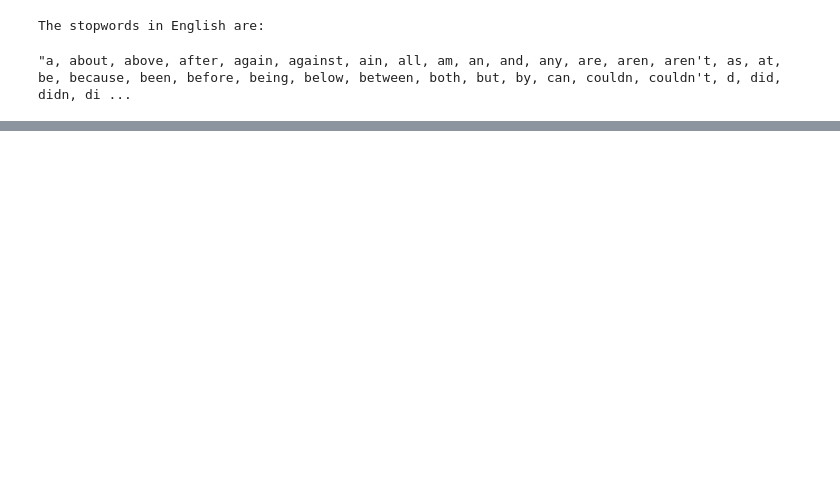
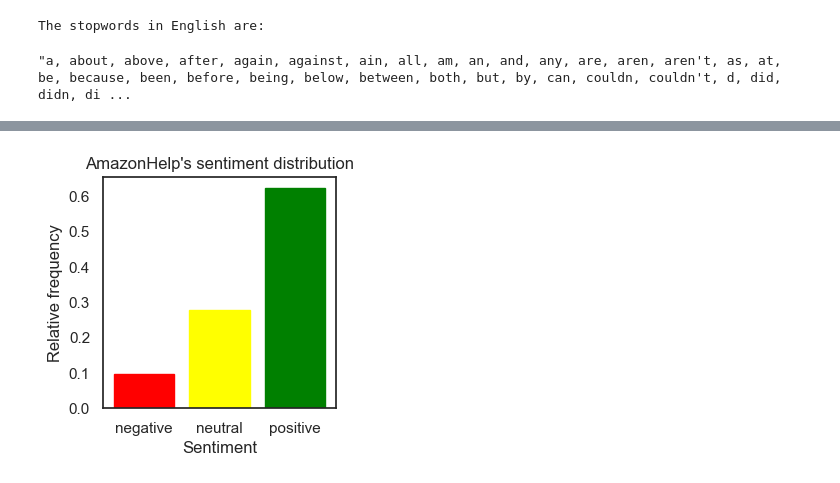
Before and after one commit to Najiyya123/twitter-sentiment-analysis-nlp, a Jupyter notebook: sentiment analysis.ipynb, the cells around one changed output, grey strips where cells are left out. Drawn from its saved outputs; the diff is of its cells as text; code cells hidden in the pictures; blank space fills up the shorter version.

```diff
--- a/sentiment analysis.ipynb
+++ b/sentiment analysis.ipynb
@@ -224,0 +533,23 @@ The stopwords in English are:
+# %%
+amazonhelp = df[df['author_id'].str.contains('Amazon')]
+data = amazonhelp['sentiment']
+
+# Calculate relative frequencies
+relative_frequencies = data.value_counts(normalize=True)
+
+# Plotting the histogram
+plt.rcParams["figure.figsize"] = [3,3]
+amazon_bar = plt.bar(relative_frequencies.index, relative_frequencies, width=0.8)
+
+# clean up the plot, add a title, color the bars, ...
+plt.title('AmazonHelp\'s sentiment distribution')
+plt.xlabel('Sentiment')
+plt.ylabel('Relative frequency')
+plt.xticks([-1, 0, 1])
+plt.xticks((-1, 0, 1), ('negative', 'neutral', 'positive'))
+amazon_bar[0].set_color('green')
+amazon_bar[1].set_color('yellow')
+amazon_bar[2].set_color('red')
+plt.show()
+# %% [output]
+[figure, added]
```
Also changed, not shown: parts of 29 cells of this notebook.
